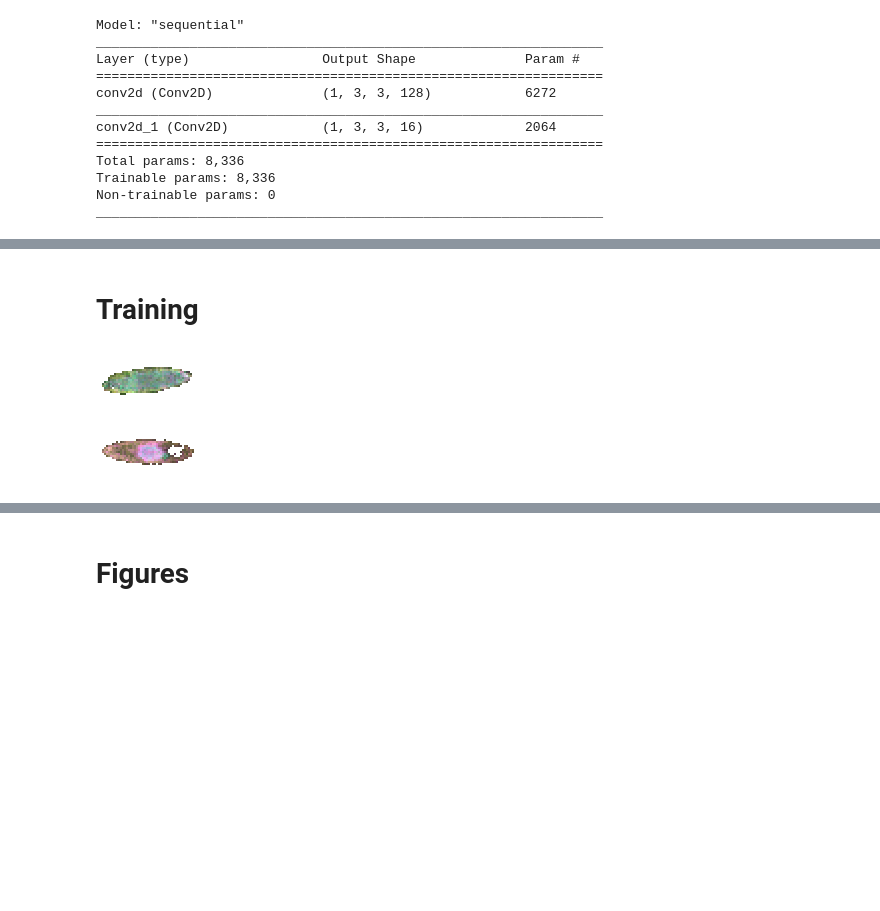
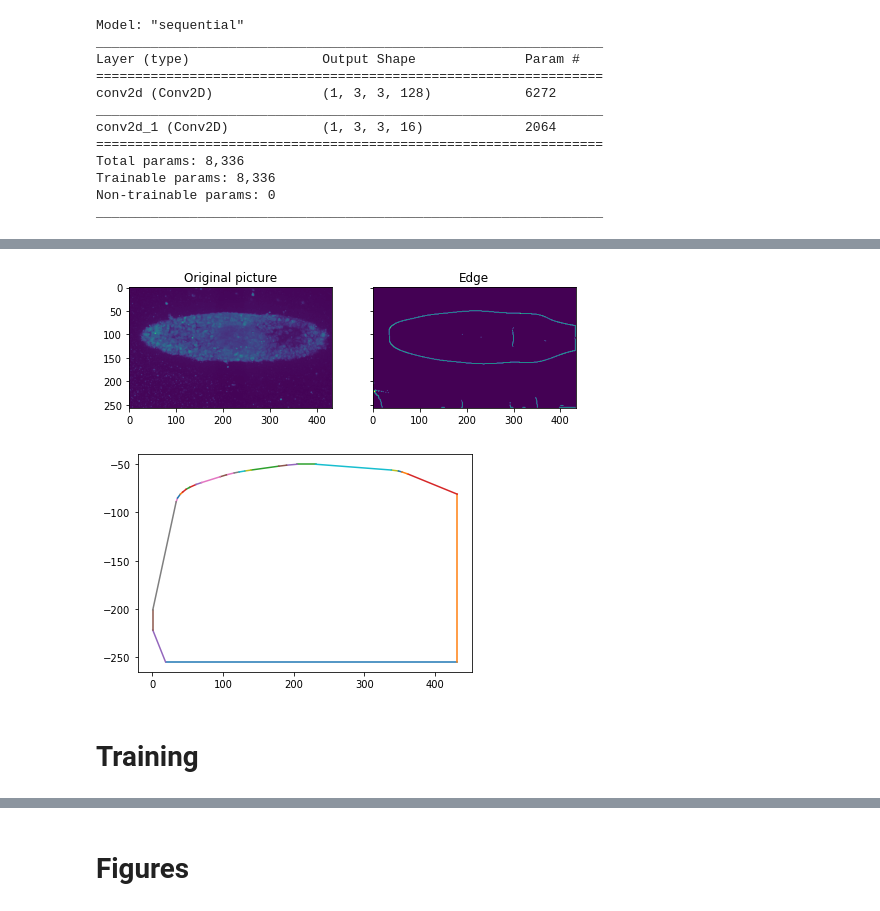
Before and after one commit to Schumacher-group/post--growing-ca, a Jupyter notebook: Growing_Neural_Cellular_Automata_2_0.ipynb, the cells around one changed output, grey strips where cells are left out. Saved outputs shown, nothing was run; the diff lists cells and outputs as text; code cells hidden in the pictures; blank space fills up the shorter version.

```diff
--- a/Growing_Neural_Cellular_Automata_2_0.ipynb
+++ b/Growing_Neural_Cellular_Automata_2_0.ipynb
@@ -351,3 +578,50 @@ _________________________________________________________________
+# %%
+#@title Compute and visualize complex hull (II)
+import time
+from scipy.spatial import ConvexHull
+
+# code adapted from: https://logicatcore.github.io/2020-08-13-sparse-image-coordinates/
+# calculate the coodinates to the edges
+def find_non_zero_coordinates(edges):
+# Image height and width dimensions
+  shape = edges.shape
+  rows = shape[0]
+  columns = shape[1]
+
+  coordinates_grid = np.ones((2, rows, columns), dtype=np.int32)
+  coordinates_grid[0] = coordinates_grid[0] * np.array([range(rows)]).T
+  coordinates_grid[1] = coordinates_grid[1] * np.array([range(columns)])
+
+  start = time.time()
+  mask = edges != 0
+  non_zero_coords = np.hstack((coordinates_grid[0][mask].reshape(-1, 1),
+                             coordinates_grid[1][mask].reshape(-1, 1)))
+  return non_zero_coords
+
+
+edges_binary = np.float32(edges)
+edges_coords = find_non_zero_coordinates(edges_binary)
+
+# plot edges and convex hull
+fig2, (ax1, ax2) = pl.subplots(ncols=2, nrows=1, figsize=(8, 4),
+                                sharex=True, sharey=True)
+
+ax1.set_title('Original picture')
+ax1.imshow(image_final_GSC[0])
+
+ax2.set_title('Edge')
+ax2.imshow(edges)
+
+pl.show()
+
+hull = ConvexHull(edges_coords)
+
+for simplex in hull.simplices:
+  pl.plot(edges_coords[simplex, 1],
+          -edges_coords[simplex, 0])
+# %% [output]
+[figure, added]
+[figure, added]
 # %% [markdown]
 # Training
 # %%
@@ -430,29 +704,3 @@ def plot_loss(loss_log):
   pl.title('Loss history (log10)')
   pl.plot(np.log10(loss_log), '.', alpha=0.1)
   pl.show()
-# %%
-#@title Choose Target Image { vertical-output: true}
-
-# width of the target image (height constructed porportionally)
-desired_size = 50
-
-
-# 1) mouse stem cell image as input
-  # a. after 48 hours
-url_cell_intermediate ='https://raw.githubusercontent.com/Schumacher-group/post--growing-ca/master/data/S2_48h_Col_1_scaled(RGB)_212x129.tif?raw=true'
-
-  # b. after 60 hours
-url_cell_final = 'https://raw.githubusercontent.com/Schumacher-group/post--growing-ca/master/data/S2_60h_Col_1_scaled(RGB)_217x129.tif?raw=true'
-
-intermediate_img = load_image_real(url_cell_intermediate, desired_size)
-target_img = load_image_real(url_cell_final, desired_size)
-
-
-# 2) emoji as input
-# target_img = load_emoji(TARGET_EMOJI)
-
-imshow(zoom(to_rgb(intermediate_img), 2), fmt='png')
-imshow(zoom(to_rgb(target_img), 2), fmt='png')
-# %% [output]
-[figure, removed]
-[figure, removed]
```
Also changed, not shown: parts of 28 cells of this notebook.
